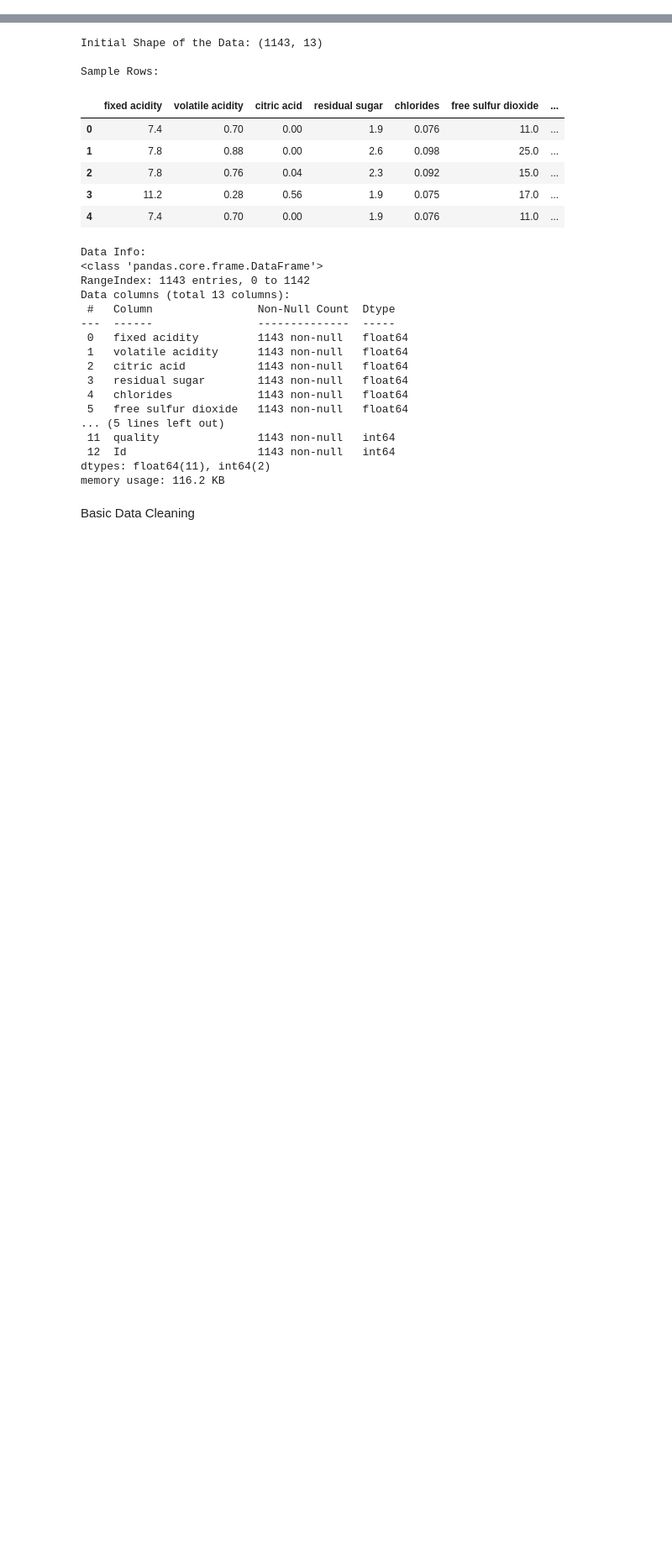
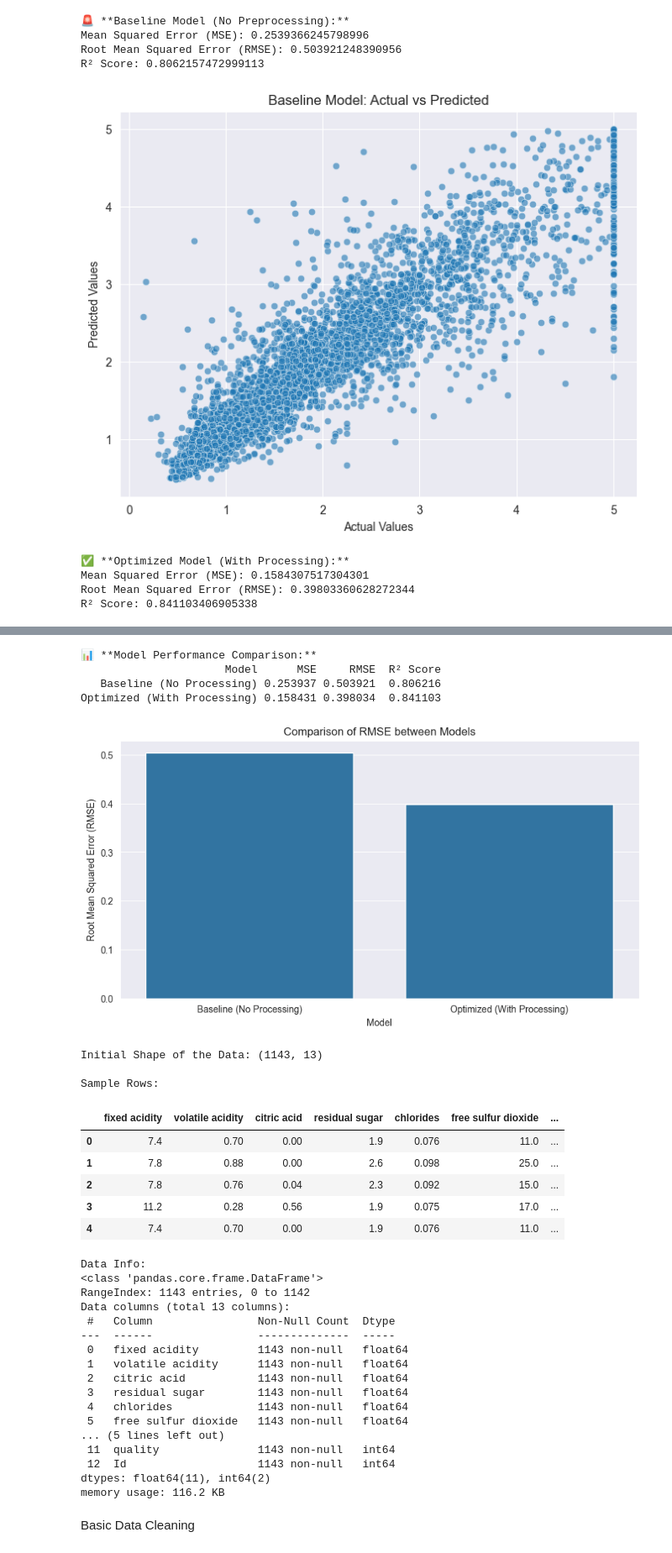
Before and after one commit to guyreuveni33/Tabular-Data-Science-Final-Research-Project, a Jupyter notebook: final.ipynb, the cells around one changed output, grey strips where cells are left out. Shown at 84% size. Cells and saved outputs as stored; diff of their text form; code cells hidden in the pictures; blank space fills up the shorter version.

```diff
--- a/final.ipynb
+++ b/final.ipynb
@@ -31,0 +100,5 @@ You should consider upgrading via the 'C:\Users\guyha\AppData\Local\Programs\Pyt
+# %%
+def transform_features(df, numerical_features):
+    transformer = PowerTransformer(method='yeo-johnson')
+    df[numerical_features] = transformer.fit_transform(df[numerical_features])
+    return df
@@ -31,0 +258,24 @@ You should consider upgrading via the 'C:\Users\guyha\AppData\Local\Programs\Pyt
+# %%
+from sklearn.datasets import fetch_california_housing
+
+california = fetch_california_housing()
+df = pd.DataFrame(california.data, columns=california.feature_names)
+df["target"] = california.target
+
+df.head()
+
+baseline_model, X_test_baseline, y_test_baseline, y_pred_baseline = run_baseline_model(df, 'target')
+
+optimized_model, X_test_optimized, y_test_optimized, y_pred_optimized = run_optimized_model(df, 'target')
+
+compare_model_performance(y_test_baseline, y_pred_baseline, y_test_optimized, y_pred_optimized)
+# %% [output]
+🚨 **Baseline Model (No Preprocessing):**
+Mean Squared Error (MSE): 0.2539366245798996
+Root Mean Squared Error (RMSE): 0.503921248390956
+R² Score: 0.8062157472999113
+[figure, added]
+✅ **Optimized Model (With Processing):**
+Mean Squared Error (MSE): 0.1584307517304301
+Root Mean Squared Error (RMSE): 0.39803360628272344
+R² Score: 0.841103406905338
@@ -31,0 +283,5 @@ You should consider upgrading via the 'C:\Users\guyha\AppData\Local\Programs\Pyt
+📊 **Model Performance Comparison:**
+                      Model      MSE     RMSE  R² Score
+   Baseline (No Processing) 0.253937 0.503921  0.806216
+Optimized (With Processing) 0.158431 0.398034  0.841103
+[figure, added]
```
Also changed, not shown: parts of 16 cells of this notebook.
